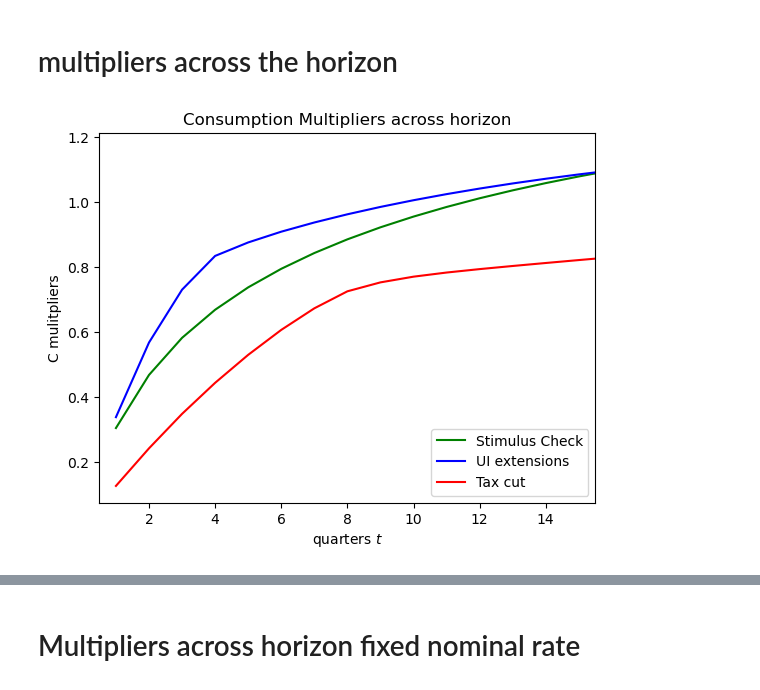
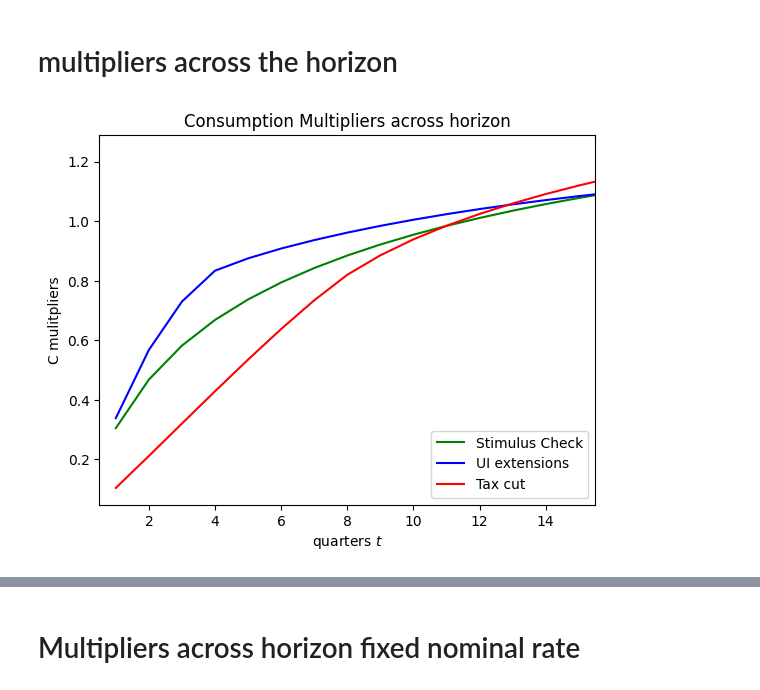
Before and after one commit to llorracc/HAFiscal-Latest, a Jupyter notebook: Code/HA-Models/FromPandemicCode/HA-Fiscal-HANK-SAM-clean.ipynb, the cells around one changed output, grey strips where cells are left out. Cells and saved outputs as stored; diff of their text form; code cells hidden in the pictures.

Commit message:
Fix bug, save multipliers as CSV, add UI generosity multipliers

```diff
--- a/Code/HA-Models/FromPandemicCode/HA-Fiscal-HANK-SAM-clean.ipynb
+++ b/Code/HA-Models/FromPandemicCode/HA-Fiscal-HANK-SAM-clean.ipynb
@@ -409,8 +409,10 @@ def fiscal_fixed_real_rate(B,N,G,  w,v,pi,phi_b, UI, U1, U2, U3 , U4, transfers,
 
     UI_extension_cost  =UI_extend*(U3 + U4)
 
+    UI_rr_cost =   UI_rr*wage_ss*(1-tau_ss)*(U1 + U2  )
 
-    return fiscal_resid,UI_extension_cost
+
+    return fiscal_resid,UI_extension_cost,UI_rr_cost
 
 
 @sj.solved(unknowns={'B': (0.0, 10)}, targets=['fiscal_resid'], solver="brentq")
@@ -1204,0 +1209,28 @@ multiplier out of tax cut (fixed nominal rate) -1.1624825771440173
+# %%
+dUI_rr = np.zeros(bigT)
+dUI_rr[:4] = .1
+shocks_UI_rr = {'UI_rr': dUI_rr}
+
+
+SteadyState_Dict_UI_rr = deepcopy(SteadyState_Dict)
+
+SteadyState_Dict_UI_rr['phi_b'] = 0.015
+SteadyState_Dict_UI_rr['phi_w'] = 0.837
+SteadyState_Dict_UI_rr['rho_r'] = 0.0
+SteadyState_Dict_UI_rr['phi_y'] = 0.0
+SteadyState_Dict_UI_rr['phi_pi'] = 1.5
+SteadyState_Dict_UI_rr['deficit_T'] = -1
+
+SteadyState_Dict_UI_rr_fixed_nominal_rate = deepcopy(SteadyState_Dict_UI_rr)
+SteadyState_Dict_UI_rr_fixed_nominal_rate['phi_pi'] = 0.0
+
+irfs_UI_rr= HANK_SAM.solve_impulse_linear(SteadyState_Dict_UI_rr, unknowns, targets, shocks_UI_rr)
+irfs_UI_rr_fixed_nominal_rate = HANK_SAM.solve_impulse_linear(SteadyState_Dict_UI_rr_fixed_nominal_rate, unknowns, targets, shocks_UI_rr)
+
+
+irfs_UI_rr_fixed_real_rate = HANK_SAM_fixed_real_rate.solve_impulse_linear(SteadyState_Dict_UI_rr, unknowns_fixed_real_rate, targets_fixed_real_rate, shocks_UI_rr)  # solve for IRFs
+
+
+green = 'green'
+
+plot_irfs(irfs_UI_rr,irfs_UI_rr_fixed_nominal_rate,'active taylor rule' , 'fixed nominal rate')
@@ -1210,32 +1244,35 @@ horizon_length = 20
 multipliers_transfers = np.zeros(horizon_length)
 multipliers_UI_extensions = np.zeros(horizon_length)
 multipliers_UI_extensions_no_anticipation = np.zeros(horizon_length)
 multipliers_tax_cut = np.zeros(horizon_length)
+multipliers_UI_rr = np.zeros(horizon_length)
 
 for i in range(horizon_length):
 
 
     multipliers_transfers[i] =  NPV(irfs_transfer_fixed_real_rate['C'], i + 1)/NPV(irfs_transfer_fixed_real_rate['transfers'],300)
     multipliers_UI_extensions[i] =  NPV(irfs_UI_extension_fixed_real_rate['C'], i + 1)/NPV(irfs_UI_extension_fixed_real_rate['UI_extension_cost'],300)
     multipliers_UI_extensions_no_anticipation[i] =  NPV(irf_UI_extend_realizations['C'], i + 1)/NPV(irf_UI_extend_realizations['UI_extension_cost'],300)
 
-    multipliers_tax_cut[i] =  -NPV(irfs_tau_fixed_real_rate['Y'], i + 1)/NPV(irfs_tau_fixed_real_rate['tax_cost'],300)
+    multipliers_tax_cut[i] =  -NPV(irfs_tau_fixed_real_rate['C'], i + 1)/NPV(irfs_tau_fixed_real_rate['tax_cost'],300)
+    multipliers_UI_rr[i] =  NPV(irfs_UI_rr_fixed_real_rate['C'], i + 1)/NPV(irfs_UI_rr_fixed_real_rate['UI_rr_cost'],300)
 
 
 
 plt.plot(np.arange(horizon_length) +1,multipliers_transfers , label = 'Stimulus Check', color = 'green')
 plt.plot(np.arange(horizon_length) +1,multipliers_UI_extensions , label = 'UI extensions' , color = 'blue')
 plt.plot(np.arange(horizon_length) +1,multipliers_tax_cut , label = 'Tax cut', color = 'red')
+#plt.plot(np.arange(horizon_length) +1,multipliers_UI_rr , label = 'Increase in UI replacement rate', color = 'darkorange')
 
 #plt.plot(np.arange(horizon_length) +1,multipliers_UI_extensions_no_anticipation , label = 'UI extensions (households never learn of UI extensions)')
 #plt.plot(np.arange(15) +1,multipliers_tax_cut , label = 'tax cut')
 
 plt.legend(loc = 'lower right')
 plt.ylabel('C mulitpliers')
 plt.xlabel('quarters $t$')
 plt.xlim(.5,15.5)
 plt.title('Consumption Multipliers across horizon')
 plt.savefig("figures/HANK_multipliers.pdf")
 plt.show()
 # %% [output]
-[figure, old version]
+[figure, new version]
```
Also changed, not shown: parts of 16 cells of this notebook, 3 other files.
